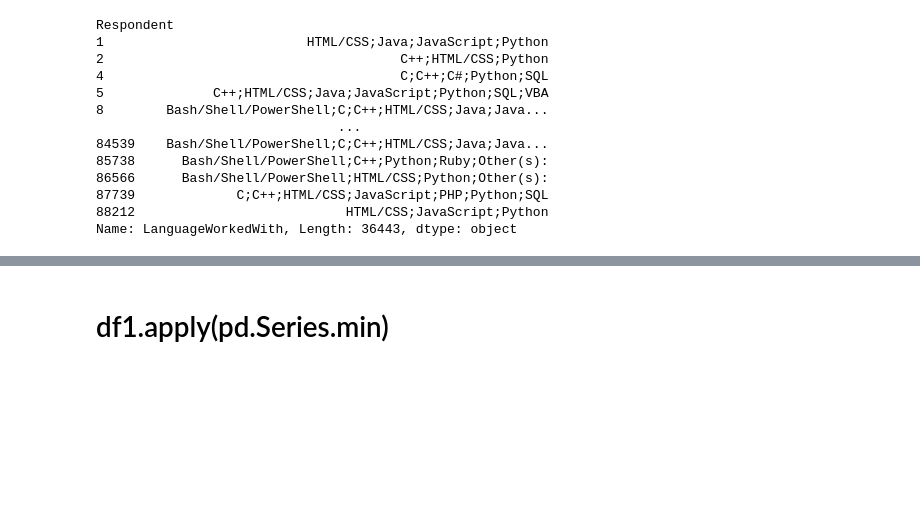
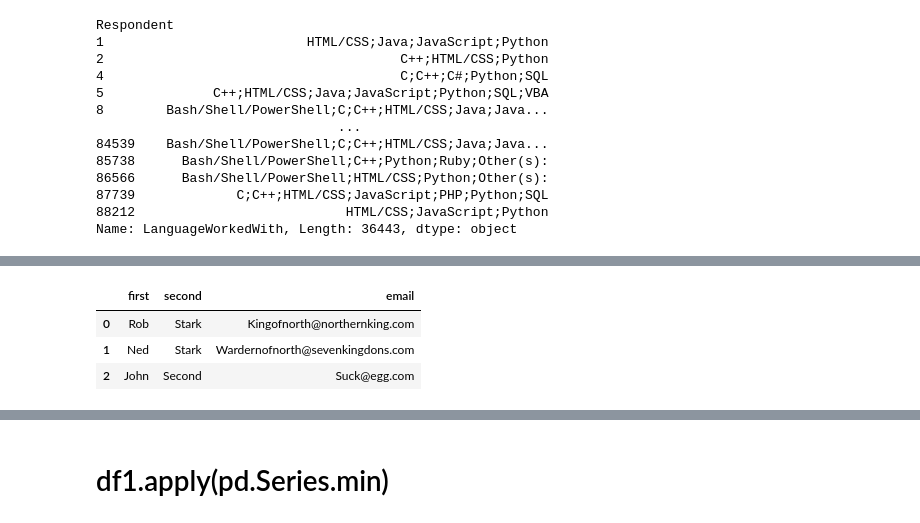
Before and after one commit to Stenardt-9002/Machine_learning-projects, a Jupyter notebook: Pandas_Stackoverflow_handling/pandasdata_stack2.ipynb, the cells around one changed output, grey strips where cells are left out. Cells and saved outputs as stored; diff of their text form; code cells hidden in the pictures; blank space fills up the shorter version.

```diff
--- a/Pandas_Stackoverflow_handling/pandasdata_stack2.ipynb
+++ b/Pandas_Stackoverflow_handling/pandasdata_stack2.ipynb
@@ -548,2 +659,9 @@ df1.apply(len)
+# %%
+df1
+# %% [output]
+|  | first | second | email |
+| 0 | Rob | Stark | Kingofnorth@northernking.com |
+| 1 | Ned | Stark | Wardernofnorth@sevenkingdons.com |
+| 2 | John | Second | Suck@egg.com |
 # %%
 df1.apply(len,axis = 'columns')
```
Also changed, not shown: parts of 57 cells of this notebook, 1 other file.
